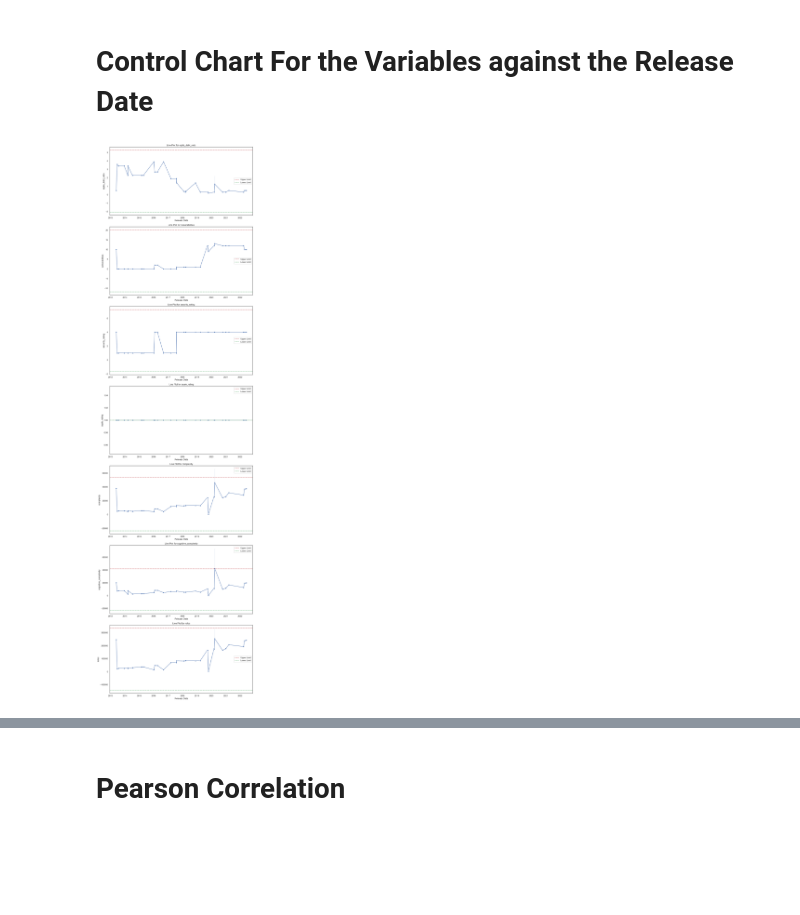
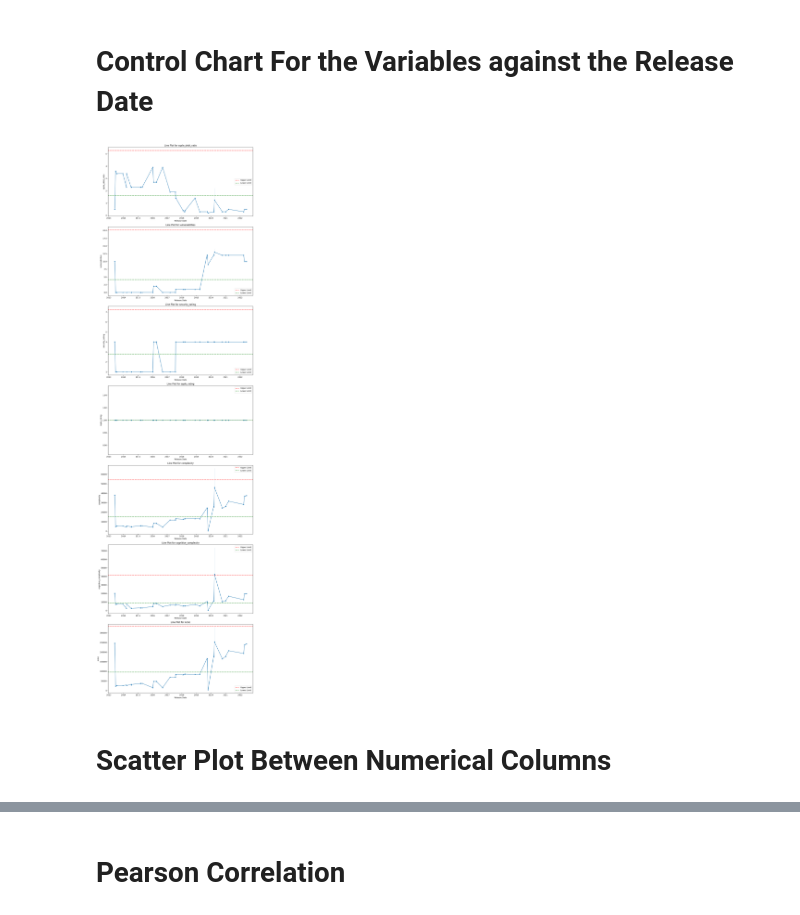
Before and after one commit to NotAlpha45/Analysis-of-Code-Smell-and-Refactoring, a Jupyter notebook: Code/Analysis/RQ1/react_analysis.ipynb, the cells around one changed output, grey strips where cells are left out. Cells and saved outputs as stored; diff of their text form; code cells hidden in the pictures; blank space fills up the shorter version.

```diff
--- a/Code/Analysis/RQ1/react_analysis.ipynb
+++ b/Code/Analysis/RQ1/react_analysis.ipynb
@@ -101,30 +101,32 @@ plt.show()
 # %%
 
 # Extract numerical columns (excluding 'version', 'release_date', and 'timestamp')
 numerical_columns = [col for col in df_react.columns if pd.api.types.is_numeric_dtype(df_react[col]) and col not in ['version', 'release_date', 'timestamp']]
 
 # Set up the matplotlib figure
 fig, axes = plt.subplots(nrows=len(numerical_columns), figsize=(12, 6 * len(numerical_columns)))
 
 # Create line plot for each numerical column
 for i, col in enumerate(numerical_columns):
     sns.lineplot(x=pd.to_datetime(df_react['release_date']), y=df_react[col], marker='o', ax=axes[i])
 
     # Calculate upper and lower limits (for illustration purposes, you might want to adjust these based on your process)
     upper_limit = df_react[col].mean() + 3 * df_react[col].std()
-    lower_limit = df_react[col].mean() - 3 * df_react[col].std()
+    lower_limit = df_react[col].mean()
 
     # Plot upper and lower limit lines
     axes[i].axhline(y=upper_limit, color='r', linestyle='--', label='Upper Limit')
     axes[i].axhline(y=lower_limit, color='g', linestyle='--', label='Lower Limit')
 
     axes[i].set_title(f'Line Plot for {col}')
     axes[i].set_xlabel('Release Date')
     axes[i].set_ylabel(col)
     axes[i].legend()
 
 # Adjust layout
 plt.tight_layout()
 plt.show()
 # %% [output]
-[figure, old version]
+[figure, new version]
+# %% [markdown]
+# Scatter Plot Between Numerical Columns
```
Also changed, not shown: parts of 4 cells of this notebook, 1 other file.
